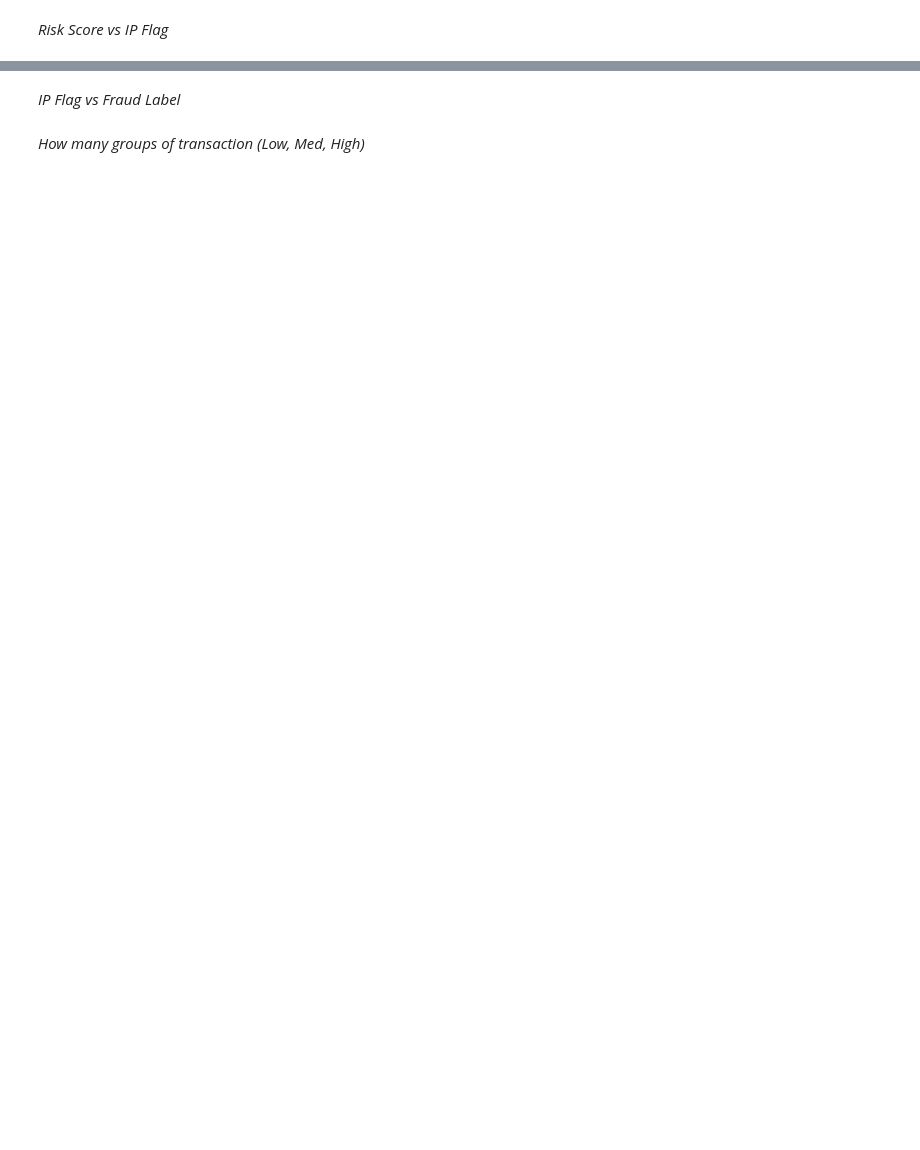
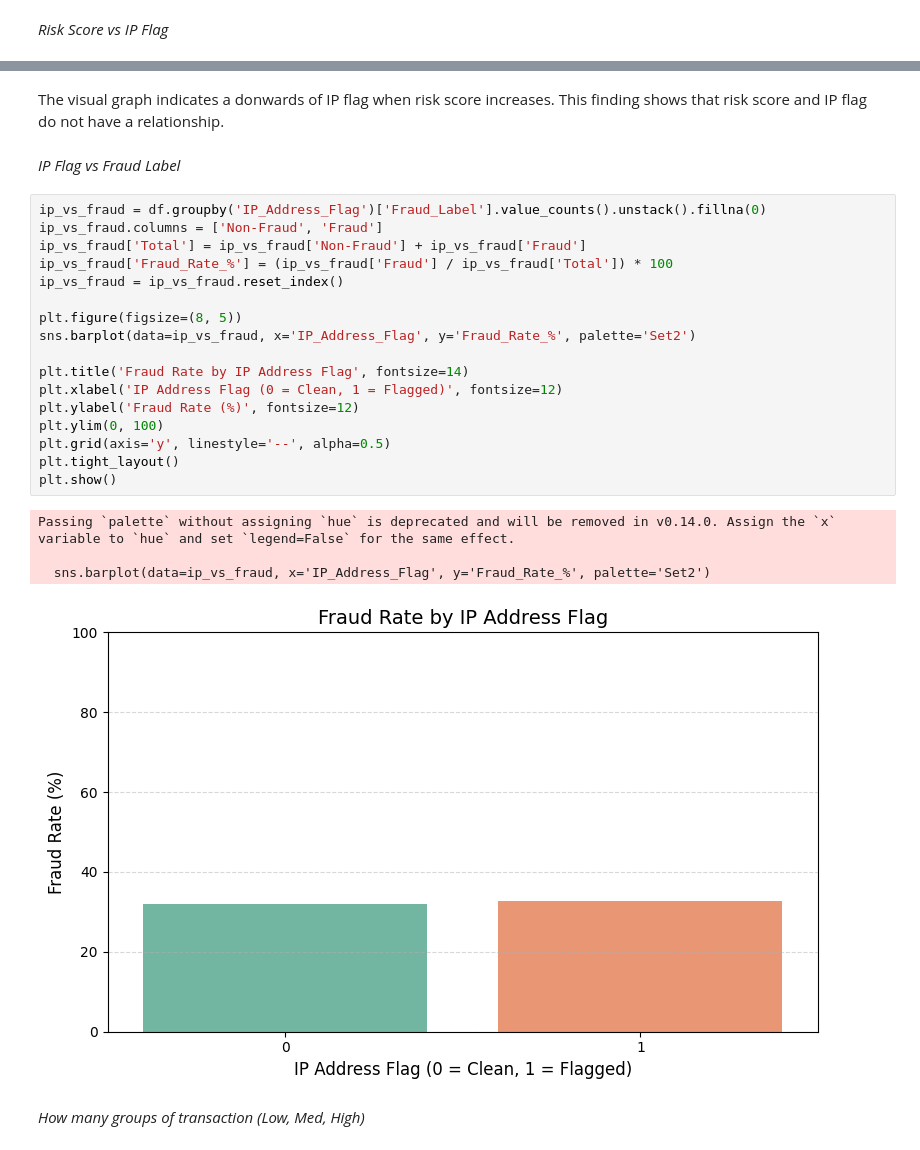
Before and after one commit to clouudo/DS-Assignment, a Jupyter notebook: DS Assignment.ipynb, the cells around one changed output, grey strips where cells are left out. Saved outputs shown, nothing was run; the diff lists cells and outputs as text; blank space fills up the shorter version.

```diff
--- a/DS Assignment.ipynb
+++ b/DS Assignment.ipynb
@@ -385,4 +410,28 @@ plt.show()
+# %% [markdown]
+The visual graph indicates a donwards of IP flag when risk score increases. This finding shows that risk score and IP flag do not have a relationship.
 # %% [markdown]
 *IP Flag vs Fraud Label*
+# %%
+ip_vs_fraud = df.groupby('IP_Address_Flag')['Fraud_Label'].value_counts().unstack().fillna(0)
+ip_vs_fraud.columns = ['Non-Fraud', 'Fraud']
+ip_vs_fraud['Total'] = ip_vs_fraud['Non-Fraud'] + ip_vs_fraud['Fraud']
+ip_vs_fraud['Fraud_Rate_%'] = (ip_vs_fraud['Fraud'] / ip_vs_fraud['Total']) * 100
+ip_vs_fraud = ip_vs_fraud.reset_index()
+
+plt.figure(figsize=(8, 5))
+sns.barplot(data=ip_vs_fraud, x='IP_Address_Flag', y='Fraud_Rate_%', palette='Set2')
+
+plt.title('Fraud Rate by IP Address Flag', fontsize=14)
+plt.xlabel('IP Address Flag (0 = Clean, 1 = Flagged)', fontsize=12)
+plt.ylabel('Fraud Rate (%)', fontsize=12)
+plt.ylim(0, 100)
+plt.grid(axis='y', linestyle='--', alpha=0.5)
+plt.tight_layout()
+plt.show()
+# %% [output]
+Passing `palette` without assigning `hue` is deprecated and will be removed in v0.14.0. Assign the `x` variable to `hue` and set `legend=False` for the same effect.
+
+  sns.barplot(data=ip_vs_fraud, x='IP_Address_Flag', y='Fraud_Rate_%', palette='Set2')
+[figure, added]
 # %% [markdown]
 *How many groups of transaction (Low, Med, High)*
```
Also changed, not shown: parts of 5 cells of this notebook.
